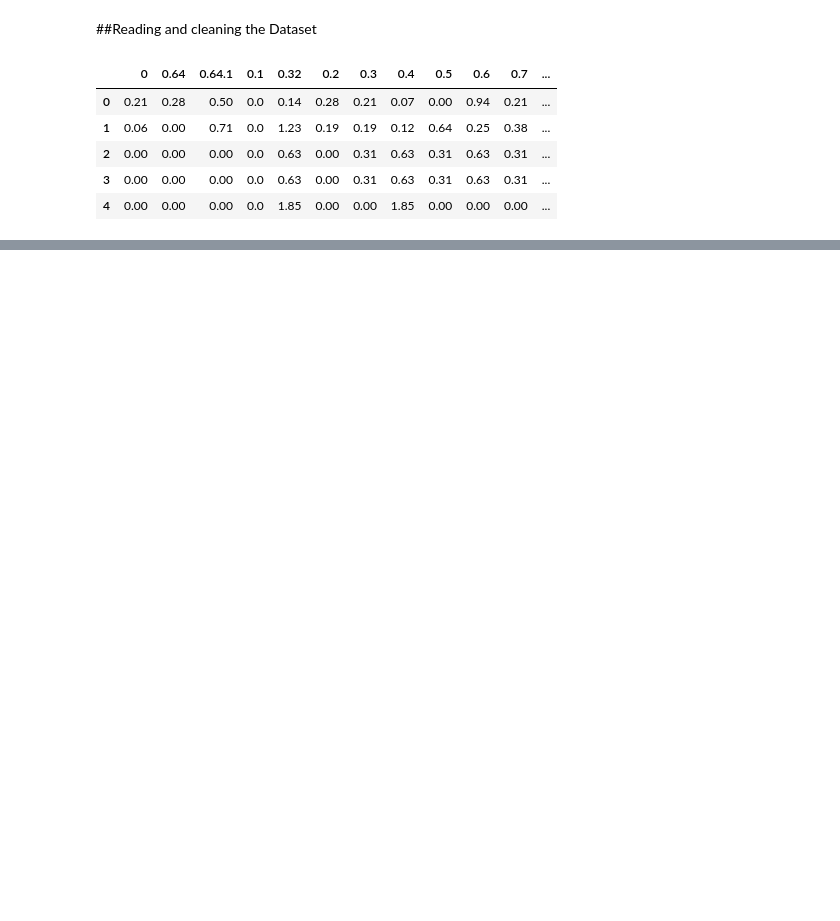
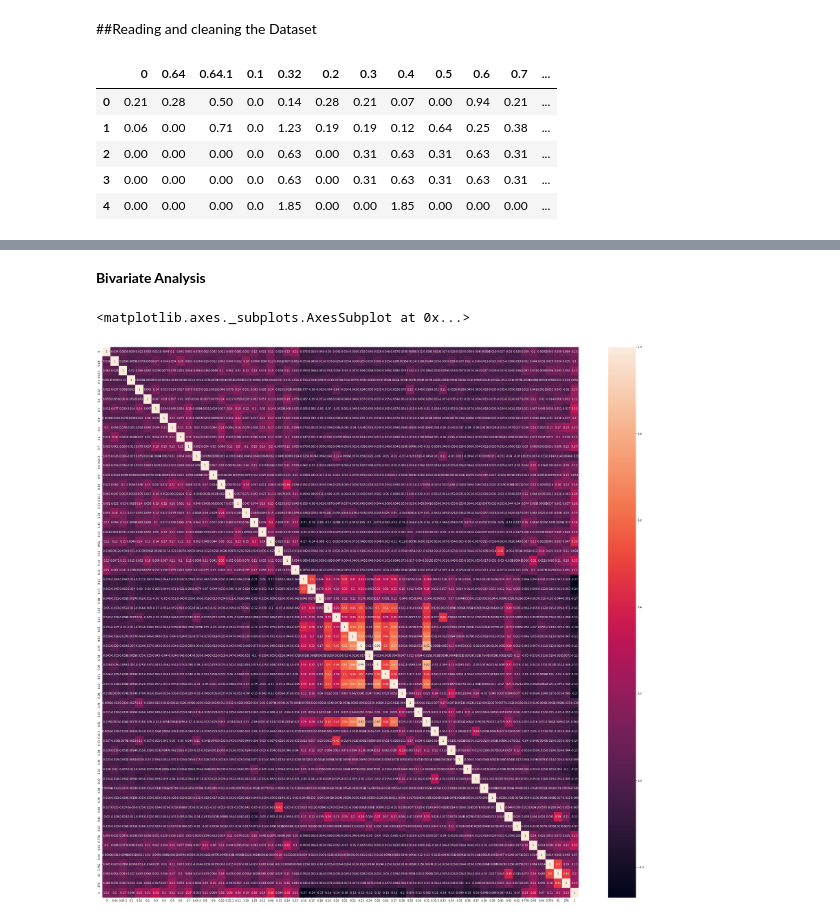
Before and after one commit to abdullatif14/KNN-and-Naive-Bayes-week9, a Jupyter notebook: Naive_Bayes.ipynb, the cells around one changed output, grey strips where cells are left out. Saved outputs shown, nothing was run; the diff lists cells and outputs as text; code cells hidden in the pictures; blank space fills up the shorter version.

```diff
--- a/Naive_Bayes.ipynb
+++ b/Naive_Bayes.ipynb
@@ -19,0 +170,10 @@ df.head()
+# %% [markdown]
+**Bivariate Analysis**
+# %%
+# Lets check for correlations
+#
+plt.subplots(figsize=(40,38))
+sns.heatmap(spam1.corr(),annot=True)
+# %% [output]
+<matplotlib.axes._subplots.AxesSubplot at 0x...>
+[figure, added]
```
Also changed, not shown: parts of 61 cells of this notebook.
